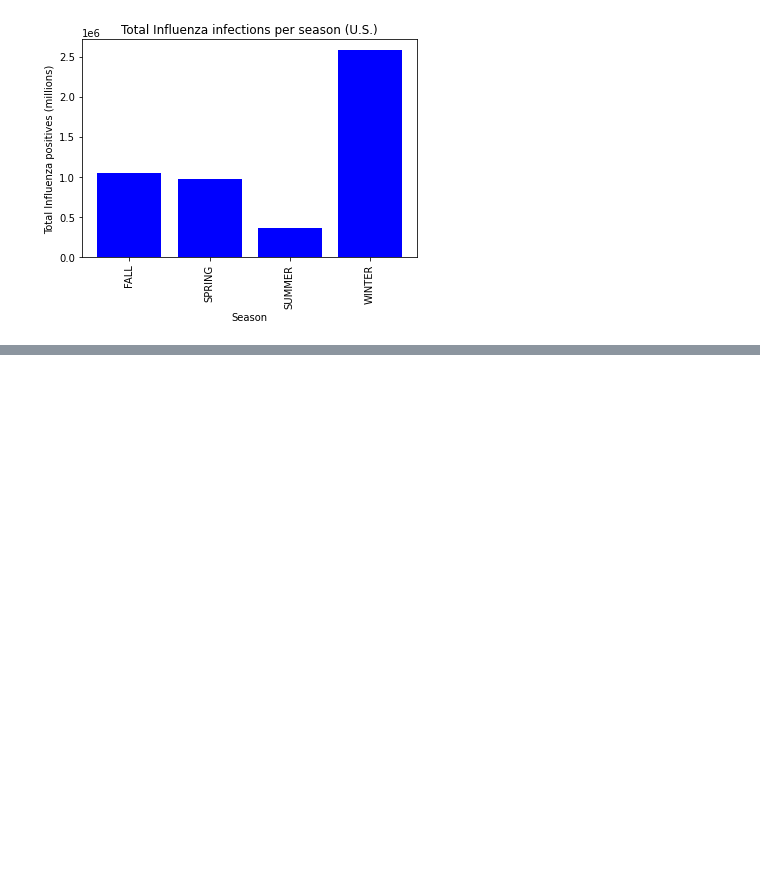
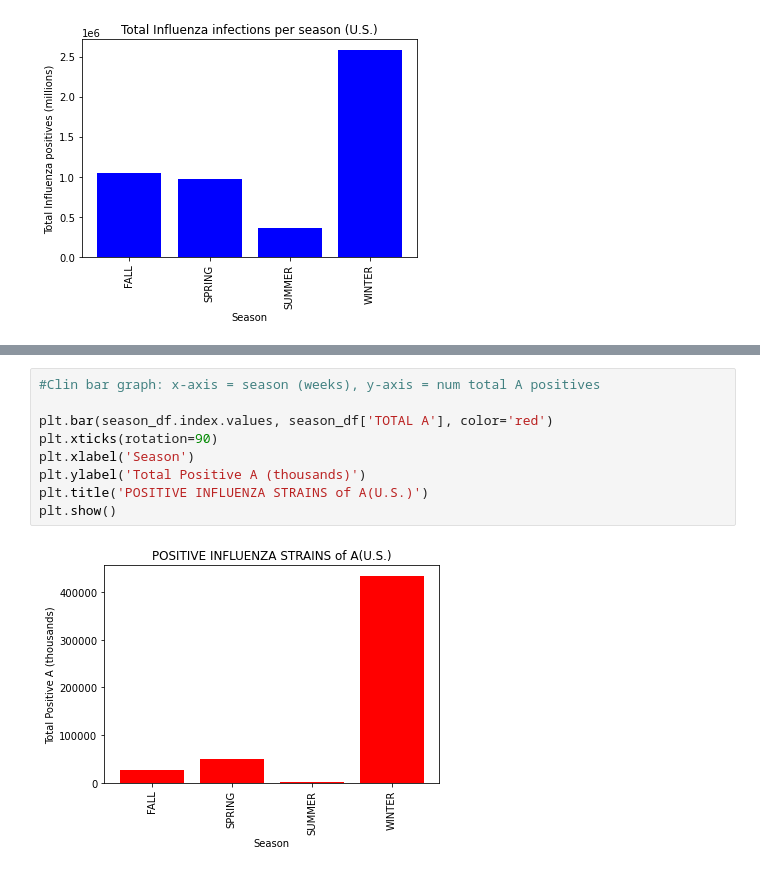
Before and after one commit to NinaPaljakkaCargo/GroupProject_1, a Jupyter notebook: IndivFiles/brian edits-checkpoint.ipynb, the cells around one changed output, grey strips where cells are left out. Cells and saved outputs as stored; diff of their text form; blank space fills up the shorter version.

```diff
--- a/IndivFiles/brian edits-checkpoint.ipynb
+++ b/IndivFiles/brian edits-checkpoint.ipynb
@@ -178,0 +184,11 @@ plt.show()
+# %%
+#Clin bar graph: x-axis = season (weeks), y-axis = num total A positives
+
+plt.bar(season_df.index.values, season_df['TOTAL A'], color='red')
+plt.xticks(rotation=90)
+plt.xlabel('Season')
+plt.ylabel('Total Positive A (thousands)')
+plt.title('POSITIVE INFLUENZA STRAINS of A(U.S.)')
+plt.show()
+# %% [output]
+[figure, added]
```
Also changed, not shown: parts of 2 cells of this notebook.
